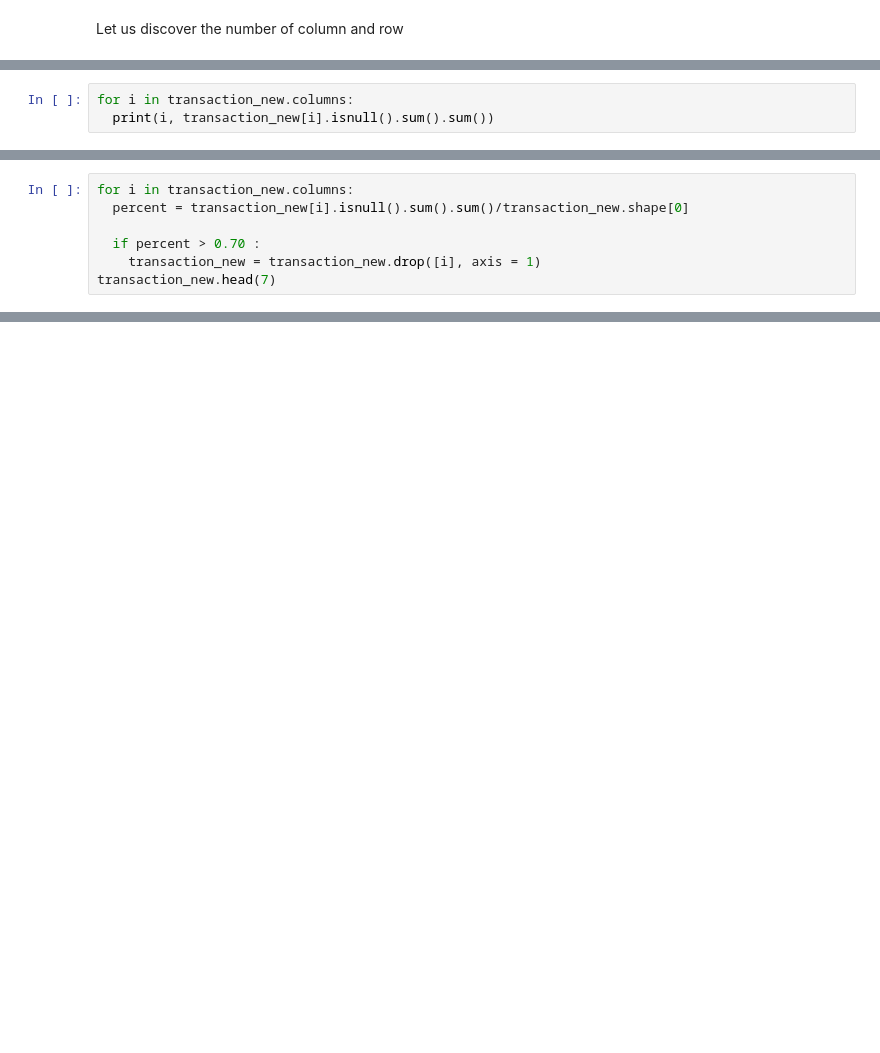
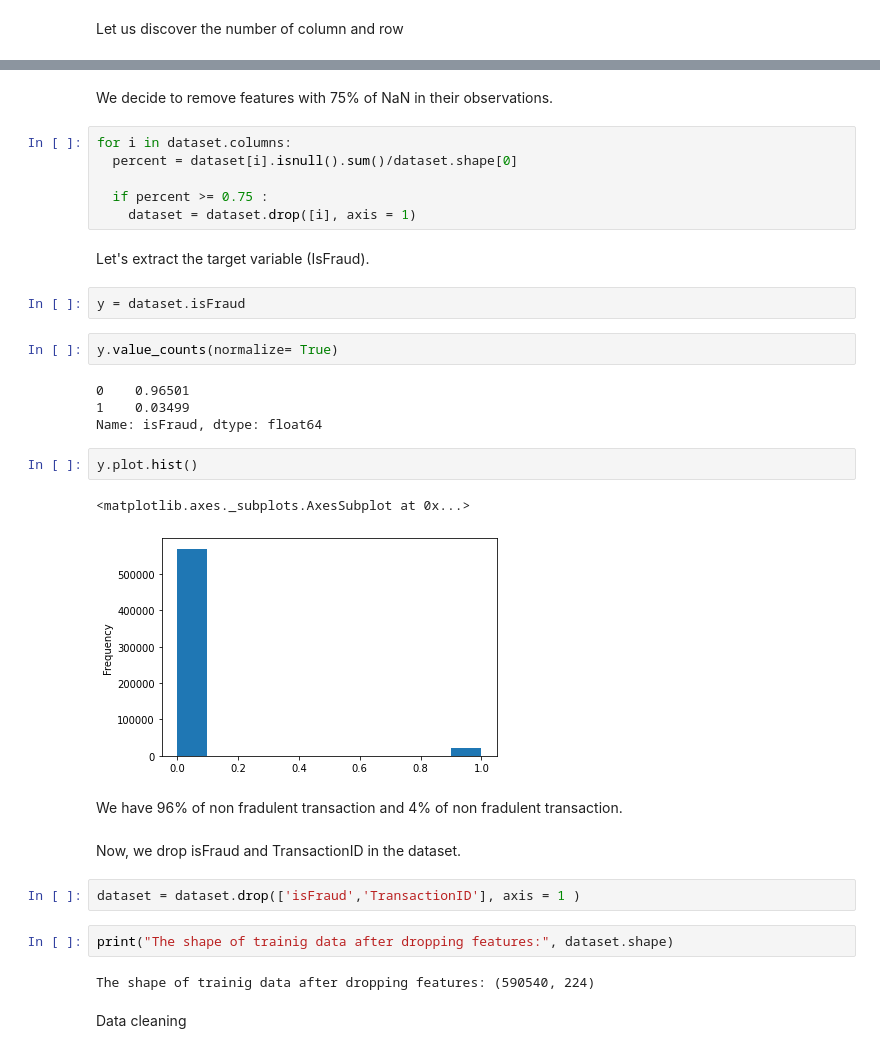
Before and after one commit to DataCampM2DSSAF/suivi-du-data-camp-ghoul_boubekeur_davidas, a Jupyter notebook: Ngremmadji_suivi.ipynb, the cells around one changed output, grey strips where cells are left out. Drawn from its saved outputs; the diff is of its cells as text; blank space fills up the shorter version.

```diff
--- a/Ngremmadji_suivi.ipynb
+++ b/Ngremmadji_suivi.ipynb
@@ -186,3 +78,0 @@ Let us verify again the number of Nan
-# %%
-for i in transaction_new.columns:
-  print(i, transaction_new[i].isnull().sum().sum())
@@ -210,7 +78,0 @@ We decide to remove column with proportion of missing value is around 0.70.
-# %%
-for i in transaction_new.columns:
-  percent = transaction_new[i].isnull().sum().sum()/transaction_new.shape[0]
-
-  if percent > 0.70 :
-    transaction_new = transaction_new.drop([i], axis = 1)
-transaction_new.head(7)
@@ -247,0 +103,35 @@ Week 3: This week, we search for relationship between the variables. We will mak
+# %% [markdown]
+We decide to remove features with 75% of NaN in their observations.
+# %%
+for i in dataset.columns:
+  percent = dataset[i].isnull().sum()/dataset.shape[0]
+
+  if percent >= 0.75 :
+    dataset = dataset.drop([i], axis = 1)
+# %% [markdown]
+Let's extract the target variable (IsFraud).
+# %%
+y = dataset.isFraud
+# %%
+y.value_counts(normalize= True)
+# %% [output]
+0    0.96501
+1    0.03499
+Name: isFraud, dtype: float64
+# %%
+y.plot.hist()
+# %% [output]
+<matplotlib.axes._subplots.AxesSubplot at 0x...>
+[figure, added]
+# %% [markdown]
+We have 96% of non fradulent transaction and 4% of non fradulent transaction.
+# %% [markdown]
+Now, we drop isFraud and TransactionID in the dataset.
+# %%
+dataset = dataset.drop(['isFraud','TransactionID'], axis = 1 )
+# %%
+print("The shape of trainig data after dropping features:", dataset.shape)
+# %% [output]
+The shape of trainig data after dropping features: (590540, 224)
+# %% [markdown]
+ Data cleaning
```
Also changed, not shown: parts of 125 cells of this notebook, 1 other file.
